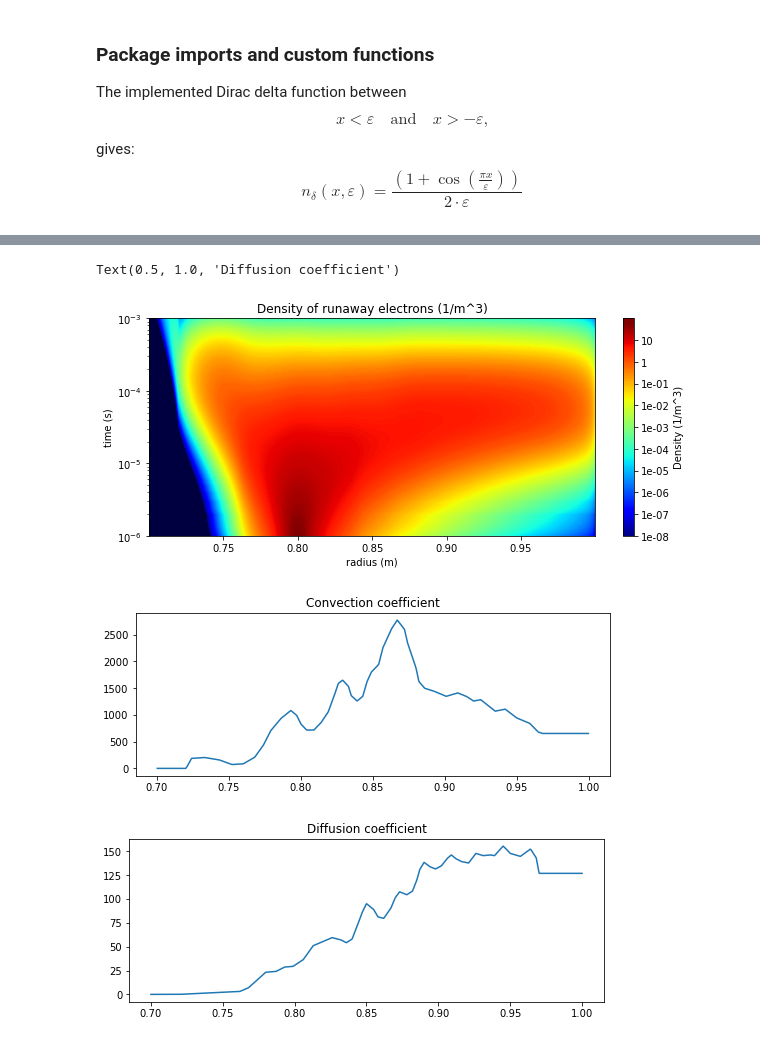
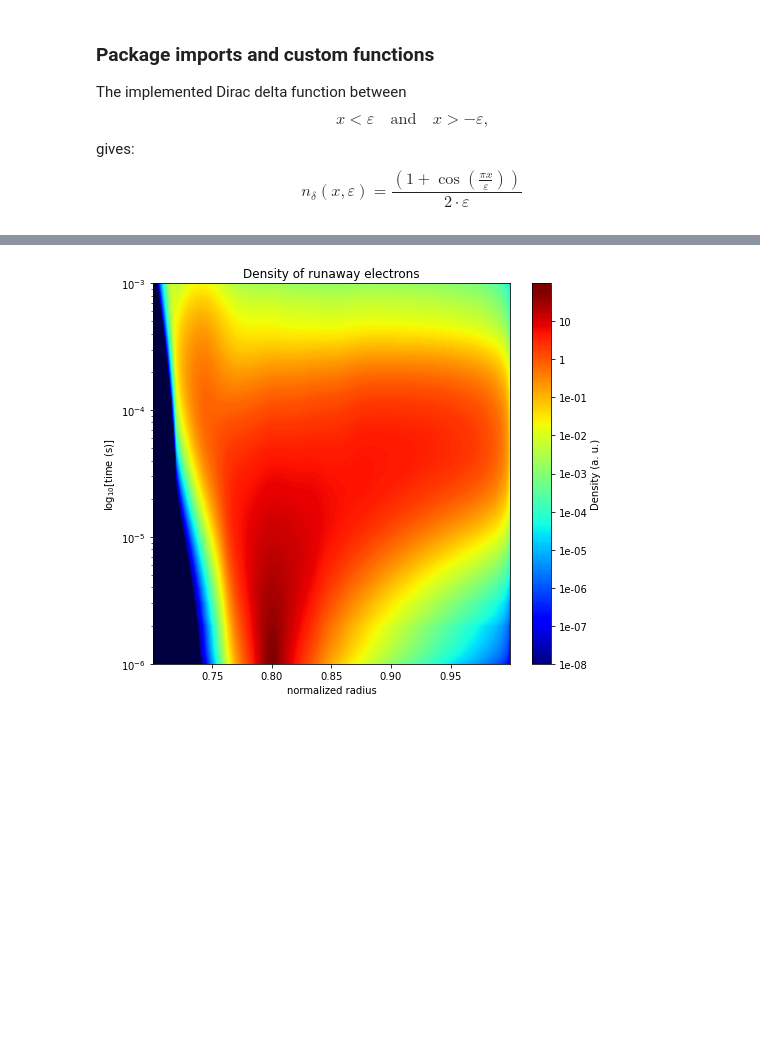
Before and after one commit to leferi99/szakdolgozat, a Jupyter notebook: main_log_EN.ipynb, the cells around one changed output, grey strips where cells are left out. Saved outputs shown, nothing was run; the diff lists cells and outputs as text; code cells hidden in the pictures; blank space fills up the shorter version.

Commit message:
Changed plot axis titles

```diff
--- a/main_log_EN.ipynb
+++ b/main_log_EN.ipynb
@@ -62,10 +62,10 @@ def plot_solution(solution_array,ticks=10,levels=300,logdiff=10,figsize=(8,7)):
     axes.set_facecolor((0.,0.,0.25)) ## dark blue will display where the values are too small
     axes.set_yscale('log')
     cbar = plt.colorbar(ticks=ticks1, format=formatter)
-    cbar.set_label("Density (1/m^3)")
-    plt.xlabel('radius (m)')
-    plt.ylabel('time (s)')
-    plt.title('Density of runaway electrons (1/m^3)')
+    cbar.set_label(r'Density (a. u.)')
+    plt.xlabel('normalized radius')
+    plt.ylabel(r'log$_{10}$[time (s)]')
+    plt.title(r'Density of runaway electrons')
     return
 # %%
 ## Showcasing the functionality of the code without mesh translation
@@ -302,5 +302,5 @@ plot_solution(solution)
 # %%
-## diffCoeff=100, convCoeff=5000
+## diffCoeff=100, convCoeff=1000
 
 R_from = 0.7  ## inner radius in meters
 R_to = 1.  ## outer radius in meters
@@ -318,19 +318,19 @@ for j in range(nr):
     solution[:,j,0] = (j * dr) + (dr / 2) + R_from
 
 mesh = fp.Grid1D(dx=dr, nx=nr)  ## 1D mesh based on the radial coordinates
-mesh = mesh + (0.7,)  ## translating the mesh to r=0.7
+mesh = mesh + (0.7,)  ## translation of the mesh to r=0.7
 n = fp.CellVariable(mesh=mesh)  ## fipy.CellVariable for the density solution in each timestep
 
 diracLoc = 0.8  ## location of the middle of the Dirac delta
 diracCoeff = 1.  ## Dirac delta coefficient ("height")
-diracPercentage = 2.5  ## width of Dirac delta (full width from 0 to 0) in percentage of full examined radius
+diracPercentage = 2  ## width of Dirac delta (full width from 0 to 0) in percentage of full examined radius
 diracWidth = int((nr / 100) * diracPercentage)
 
 ## diffusion coefficient
 diffCoeff = fp.CellVariable(mesh=mesh, value=100.)
 ## convection coefficient - must be a vector
 # cC = (numerix.sin(mesh.x)) * 2
-convCoeff = fp.CellVariable(mesh=mesh, value=(5000.,))
+convCoeff = fp.CellVariable(mesh=mesh, value=(1000.,))
 
 ## boundary conditions
 gradLeft = (0.,)  ## density gradient (at the "left side of the radius") - must be a vector
@@ -395,43 +449,33 @@ diracLoc = 0.8  ## location of the middle of the Dirac delta
 diracCoeff = 1.  ## Dirac delta coefficient ("height")
 diracPercentage = 2.5  ## width of Dirac delta (full width from 0 to 0) in percentage of full examined radius
 diracWidth = int((nr / 100) * diracPercentage)
 
 ## space dependent diffusion coefficient
 dC = diff_i[:,1]
 diffCoeff = fp.CellVariable(mesh=mesh, value=dC)
 ## space dependent convection coefficient - must be a vector
 cC = conv_i[:,1]
 convCoeff = fp.CellVariable(mesh=mesh, value=[cC])
 
 ## boundary conditions
 gradLeft = (0.,)  ## density gradient (at the "left side of the radius") - must be a vector
 valueRight = 0.  ## density value (at the "right end of the radius")
 n.faceGrad.constrain(gradLeft, where=mesh.facesLeft)  ## applying Neumann boundary condition
 n.constrain(valueRight, mesh.facesRight)  ## applying Dirichlet boundary condition
 convCoeff.setValue(0, where=mesh.x<(R_from + dr))  ## convection coefficient 0 at the inner edge
 
 ## applying initial conditions
 n.setValue(delta_func(mesh.x - diracLoc, diracWidth * dr, diracCoeff))
 ## the PDE
 eq = (fp.TransientTerm() == fp.DiffusionTerm(coeff=diffCoeff)
       - fp.ConvectionTerm(coeff=convCoeff))
 
 ## Solving the PDE and storing the data
 for i in range(nt):
     eq.solve(var=n, dt=dt)
     solution[i,0:nr,1]=copy.deepcopy(n.value)
 
-plot_solution(solution, figsize=(10,4))
-
-fig_conv = plt.figure(figsize=(8.5,3))
-plt.plot(*conv_i.T)
-plt.title('Convection coefficient')
-fig_diff = plt.figure(figsize=(8.5,3))
-plt.plot(*diff_i.T)
-plt.title('Diffusion coefficient')
+plot_solution(solution, figsize=(8,7))
 # %% [output]
-Text(0.5, 1.0, 'Diffusion coefficient')
-[figure, old version]
+[figure, new version]
-[figure, removed]
-[figure, removed]
 # %%
```
Also changed, not shown: parts of 8 cells of this notebook, 2 other files.
